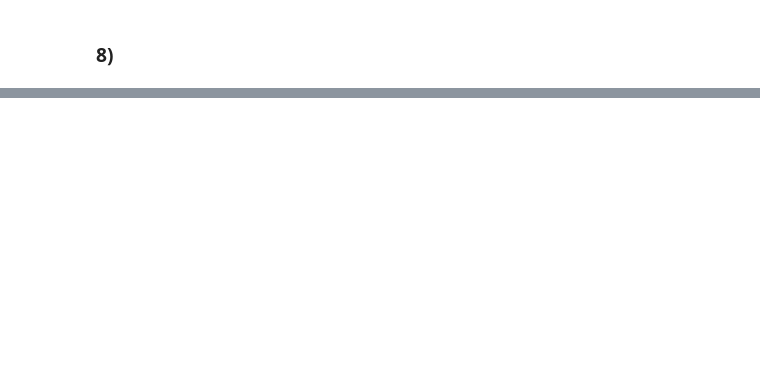
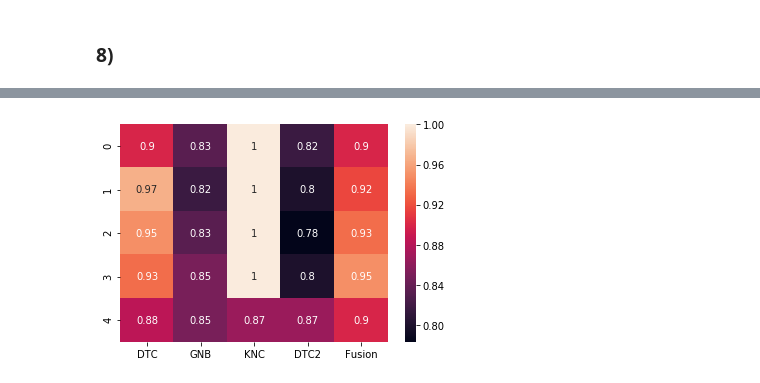
Before and after one commit to TanguyJeanneau/Centrale_stuff, a Jupyter notebook: EnsLearn/TP1/TP1_HANS_JEANNEAU.ipynb, the cells around one changed output, grey strips where cells are left out. Drawn from its saved outputs; the diff is of its cells as text; code cells hidden in the pictures; blank space fills up the shorter version.

```diff
--- a/EnsLearn/TP1/TP1_HANS_JEANNEAU.ipynb
+++ b/EnsLearn/TP1/TP1_HANS_JEANNEAU.ipynb
@@ -147,0 +194,4 @@ sns.heatmap(scores_matrix, annot=True, xticklabels=models)
+# %%
+plot_scores(results)
+# %% [output]
+[figure, added]
```
Also changed, not shown: parts of 14 cells of this notebook.
